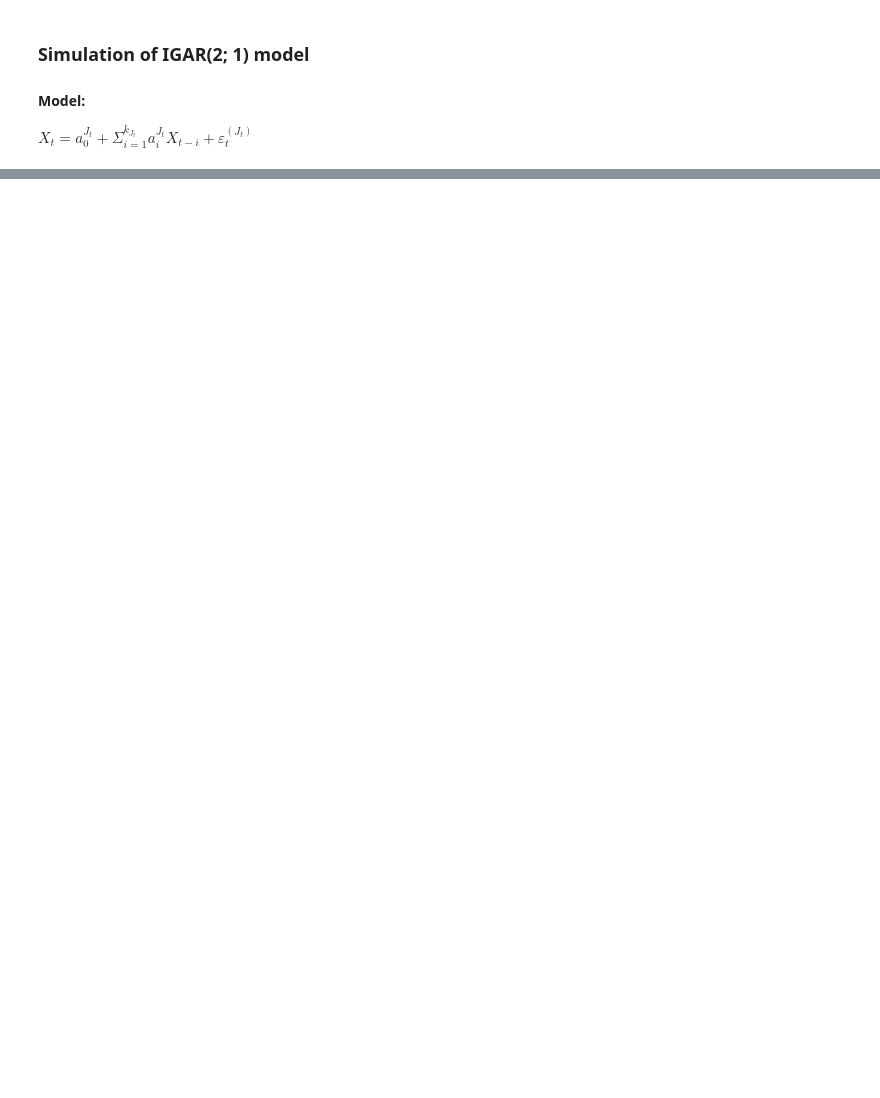
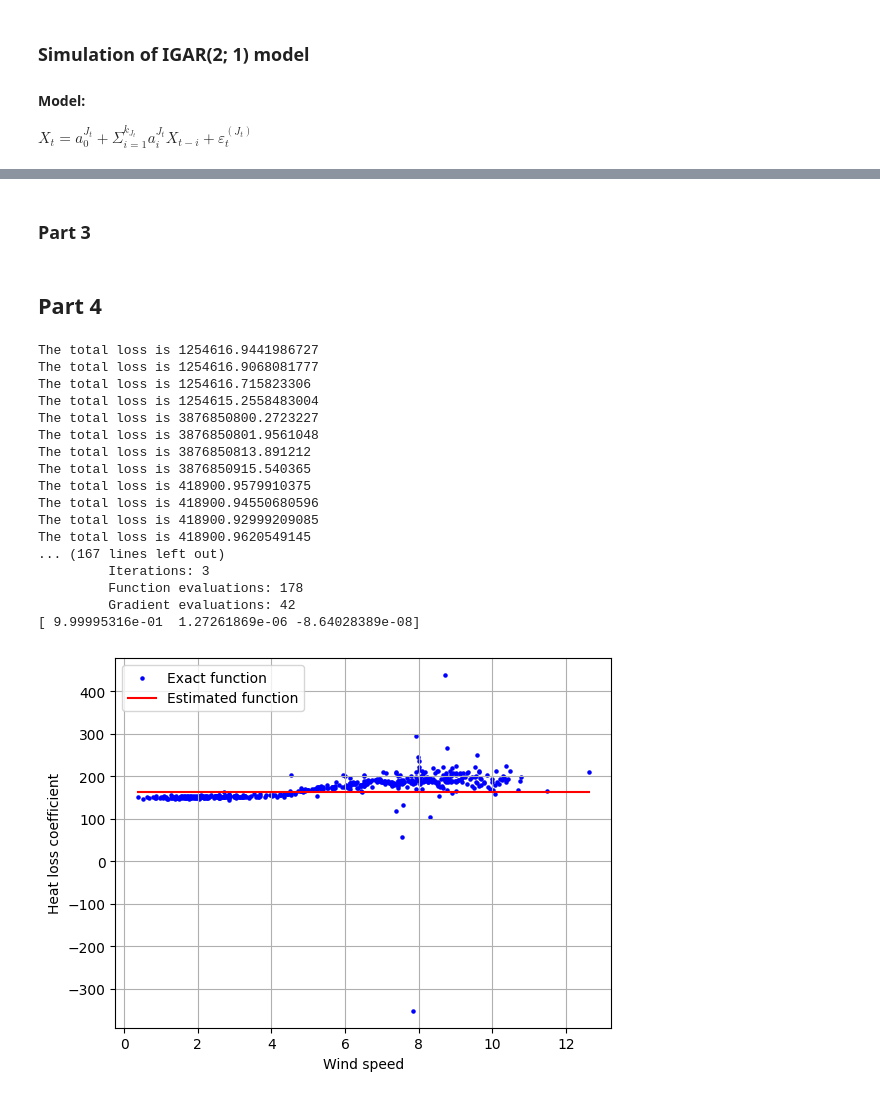
Before and after one commit to gustavn19/advanced_time_series_analysis, a Jupyter notebook: computer_exercise_1-kopi.ipynb, the cells around one changed output, grey strips where cells are left out. Drawn from its saved outputs; the diff is of its cells as text; code cells hidden in the pictures; blank space fills up the shorter version.

```diff
--- a/computer_exercise_1-kopi.ipynb
+++ b/computer_exercise_1-kopi.ipynb
@@ -117,0 +180,74 @@ max_lag = 10
+# %% [markdown]
+### Part 3
+# %% [markdown]
+## Part 4
+# %%
+# We want the parameters, theta(X) to be varying as a function of wind speed, while we have the relationship for the heat coefficient, we create a weight model that we parametrize
+
+# Algorithm:
+# 1. Define an interval we want to compute the regression on (wind speed min and max)
+# 2. Define the function, where each step of the function is calculated, 1 / N * sum(kernel(wind speed) * (Ua - relationship * theta(wind speed)))
+# 3. Theta(wind speed(w)) = theta_0 + theta_1 * w + theta_2 * w ** 2
+# 4. Minimize the loss based on theta
+
+
+# Global polynomial
+from scipy.optimize import minimize
+import numpy as np
+
+# Define the weight function
+def kernel(x):
+    return 1 / 2 * ((x >= -1) & (x <= 1)).astype(float)
+
+# Get the interval that the function is estimated over
+nr_data = 1000
+w_span = np.linspace(min(df['W']), max(df['W']), nr_data) # Linear regression of the interval we are estimating the function in
+
+# Define the loss function that we are trying to minimize
+def loss(data, theta_params, w_span, h = 0.5):
+    total_loss = 0
+    for w in w_span:
+        total_loss += 1 / len(data) * sum(kernel((w - data['W']) / h ) * (data['U_a'] - (data['Ph'] / (data['Ti'] - data['Te'])) * theta(w, theta_params)) ** 2)
+    print(f'The total loss is {total_loss}')
+    return total_loss
+
+# Define the varying parameters
+def theta(x, theta_param):
+    powers = np.arange(len(theta_param))
+    return np.sum(theta_param * x**powers)
+
+def optimization(polynomial_degree, w_span, data):
+    theta_0 = np.zeros(polynomial_degree + 1)
+    result = minimize(lambda theta_params: loss(data, theta_params, w_span), theta_0, options={'maxiter': 50, 'disp': True, 'gtol': 1e-6}) # Add constaints to the optimization since it is trying to model a stocahstic process
+    return result.x
+
+final_weights = optimization(2, w_span, df)
+print(final_weights)
+
+plt.figure()
+plt.scatter(df['W'], (df['Ph'] / (df['Ti'] - df['Te'])) * pd.Series([theta(w, final_weights) for w in np.linspace(min(df['W']), max(df['W']), len(df['W']))]), label='Estimated function', s = 10, color = "red")
+plt.scatter(df['W'], df['U_a'], label = "Exact function", s = 5, color = "blue")
+plt.xlabel('Wind speed')
+plt.ylabel('Heat loss coefficient')
+plt.legend()
+plt.grid('on')
+plt.show()
+# %% [output]
+The total loss is 1254616.9441986727
+The total loss is 1254616.9068081777
+The total loss is 1254616.715823306
+The total loss is 1254615.2558483004
+The total loss is 3876850800.2723227
+The total loss is 3876850801.9561048
+The total loss is 3876850813.891212
+The total loss is 3876850915.540365
+The total loss is 418900.9579910375
+The total loss is 418900.94550680596
+The total loss is 418900.92999209085
+The total loss is 418900.9620549145
+... (167 lines left out)
+         Iterations: 3
+         Function evaluations: 178
+         Gradient evaluations: 42
+[ 9.99995316e-01  1.27261869e-06 -8.64028389e-08]
+[figure, added]
```
Also changed, not shown: parts of 5 cells of this notebook, 1 other file.
